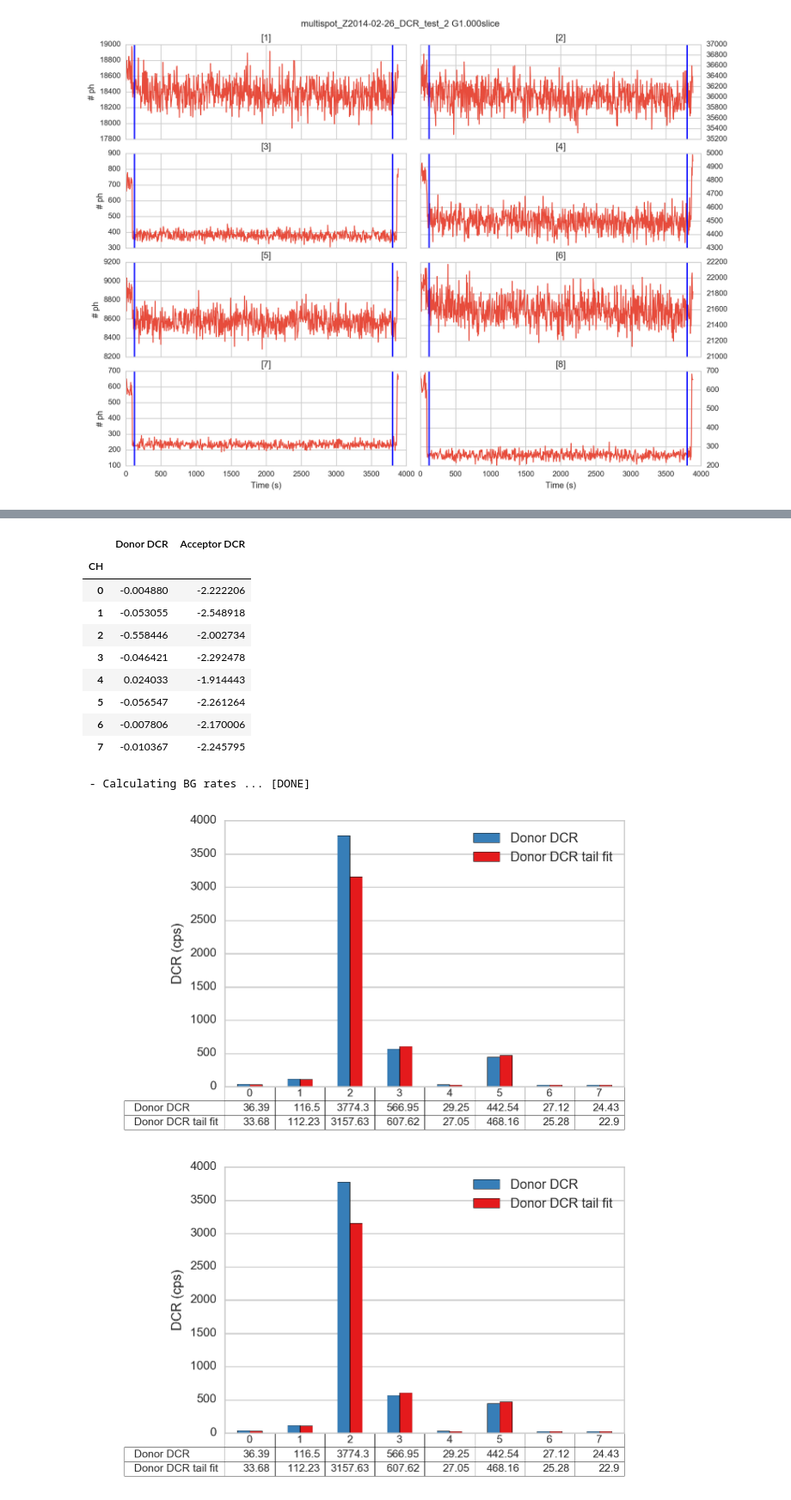
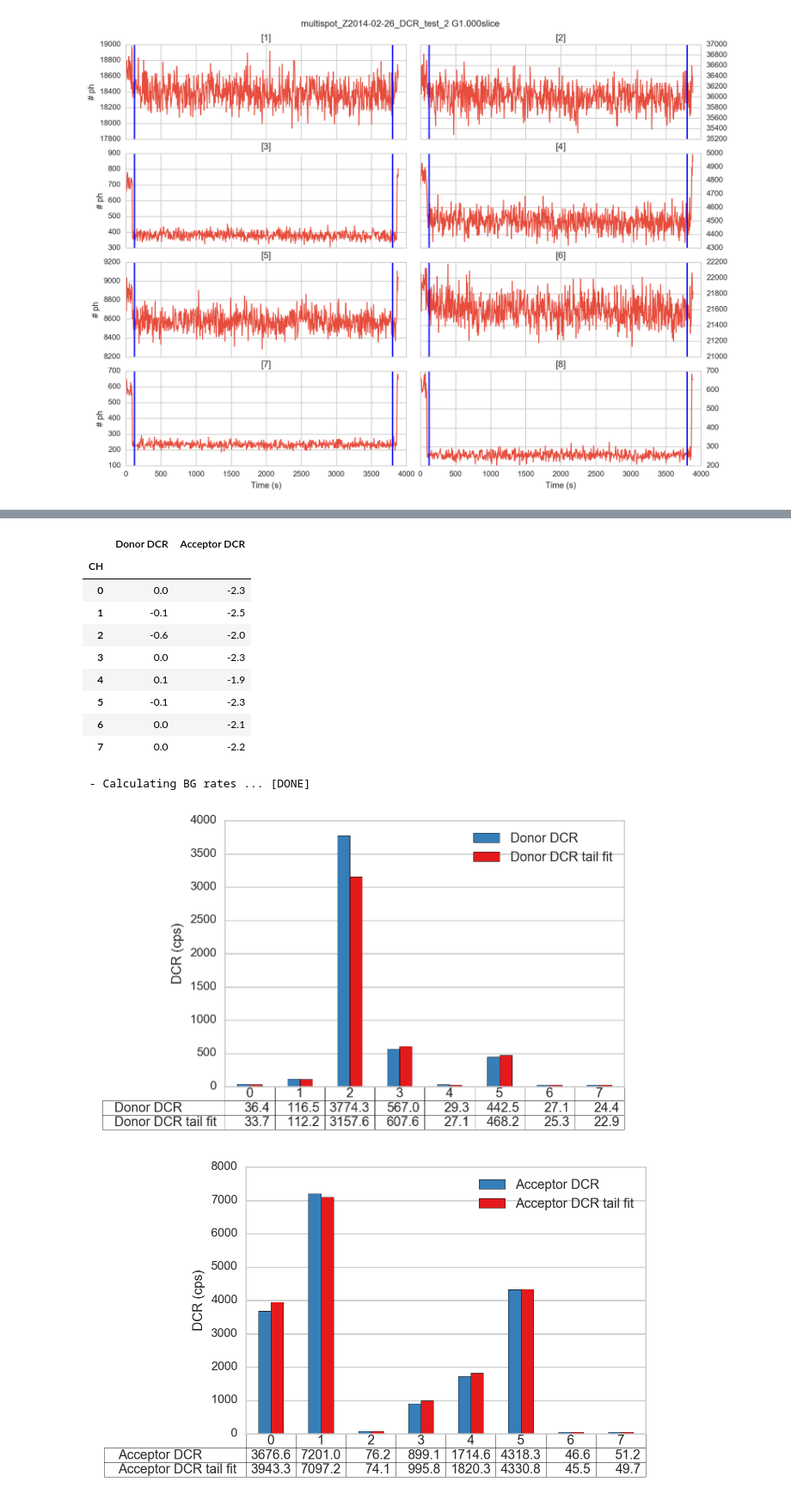
Before and after one commit to tritemio/multispot_paper, a Jupyter notebook: out_notebooks/8-pixel DCR-out.ipynb, the cells around one changed output, grey strips where cells are left out. Shown at 86% size. Drawn from its saved outputs; the diff is of its cells as text; code cells hidden in the pictures.

Commit message:
Round DCR data to 1 decimal and fix some DCR plots

```diff
--- a/out_notebooks/8-pixel DCR-out.ipynb
+++ b/out_notebooks/8-pixel DCR-out.ipynb
@@ -67,7 +67,7 @@ dcr_data = pd.DataFrame(columns = ['Donor DCR', 'Acceptor DCR'], dtype=float)
 dcr_data.index.name = 'CH'
 dcr_data['Donor DCR'] = donor_dcr
 dcr_data['Acceptor DCR'] = accept_dcr
-dcr_data = dcr_data.round(4)
+dcr_data = dcr_data.round(1)
 dcr_data
 # %% [output]
 |  | Donor DCR | Acceptor DCR |
@@ -125,7 +109,7 @@ def compute_dcr(d):
     donor_dcr = [(~a).sum()/(d.time_max - d.time_min) for a in d.A_em]
 
     # Make a DataFrame
-    dcr_data = pd.DataFrame(columns = ['Donor DCR', 'Acceptor DCR'])
+    dcr_data = pd.DataFrame(columns = ['Donor DCR', 'Acceptor DCR'], dtype=float)
     dcr_data['Donor DCR'] = donor_dcr
     dcr_data['Acceptor DCR'] = accept_dcr
     dcr_data.index.name = 'CH'
@@ -192,7 +176,7 @@ for ax in Ax.ravel():
 [figure]
 # %%
 d_sel = d.slice_ph(time_s1=120, time_s2=3800)
-dcr_sel = compute_dcr(d_sel)
+dcr_sel = compute_dcr(d_sel).round(1)
 dcr_sel
 # %% [output]
 |  | Donor DCR | Acceptor DCR |
@@ -210,14 +194,14 @@ dcr_sel - dcr_data
 # %% [output]
 |  | Donor DCR | Acceptor DCR |
 | CH |  |  |
-| 0 | -0.004880 | -2.222206 |
-| 1 | -0.053055 | -2.548918 |
-| 2 | -0.558446 | -2.002734 |
-| 3 | -0.046421 | -2.292478 |
-| 4 | 0.024033 | -1.914443 |
-| 5 | -0.056547 | -2.261264 |
-| 6 | -0.007806 | -2.170006 |
-| 7 | -0.010367 | -2.245795 |
+| 0 | 0.0 | -2.3 |
+| 1 | -0.1 | -2.5 |
+| 2 | -0.6 | -2.0 |
+| 3 | 0.0 | -2.3 |
+| 4 | 0.1 | -1.9 |
+| 5 | -0.1 | -2.3 |
+| 6 | 0.0 | -2.1 |
+| 7 | 0.0 | -2.2 |
 # %%
 d_sel.calc_bg(bg.exp_fit, time_s=30, tail_min_us='auto')
 # %% [output]
@@ -226,22 +210,22 @@ d_sel.calc_bg(bg.exp_fit, time_s=30, tail_min_us='auto')
 raw_bg_rates_d = np.asfarray(d_sel.bg_dd).mean(1)
 raw_bg_rates_a = np.asfarray(d_sel.bg_ad).mean(1)
 
-dcr_sel['Donor DCR tail fit'] = raw_bg_rates_d
-dcr_sel['Acceptor DCR tail fit'] = raw_bg_rates_a
+dcr_sel['Donor DCR tail fit'] = raw_bg_rates_d.round(1)
+dcr_sel['Acceptor DCR tail fit'] = raw_bg_rates_a.round(1)
 # %%
 dcr_sel_d = dcr_sel[['Donor DCR', 'Donor DCR tail fit']]
 dcr_sel_d.plot.bar(table=np.round(dcr_sel_d, 2).T)
 plt.ylabel('DCR (cps)')
 plt.gca().xaxis.set_visible(False)
 # %% [output]
-[figure, old version]
+[figure, new version]
 # %%
 dcr_sel_a = dcr_sel[['Acceptor DCR', 'Acceptor DCR tail fit']]
-dcr_sel_d.plot.bar(table=np.round(dcr_sel_d, 2).T)
+dcr_sel_a.plot.bar(table=np.round(dcr_sel_a, 2).T)
 plt.ylabel('DCR (cps)')
 plt.gca().xaxis.set_visible(False)
 # %% [output]
-[figure, old version]
+[figure, new version]
 # %%
 dcr_sel
 # %% [output]
```
Also changed, not shown: parts of 18 cells of this notebook, 2 other files.
